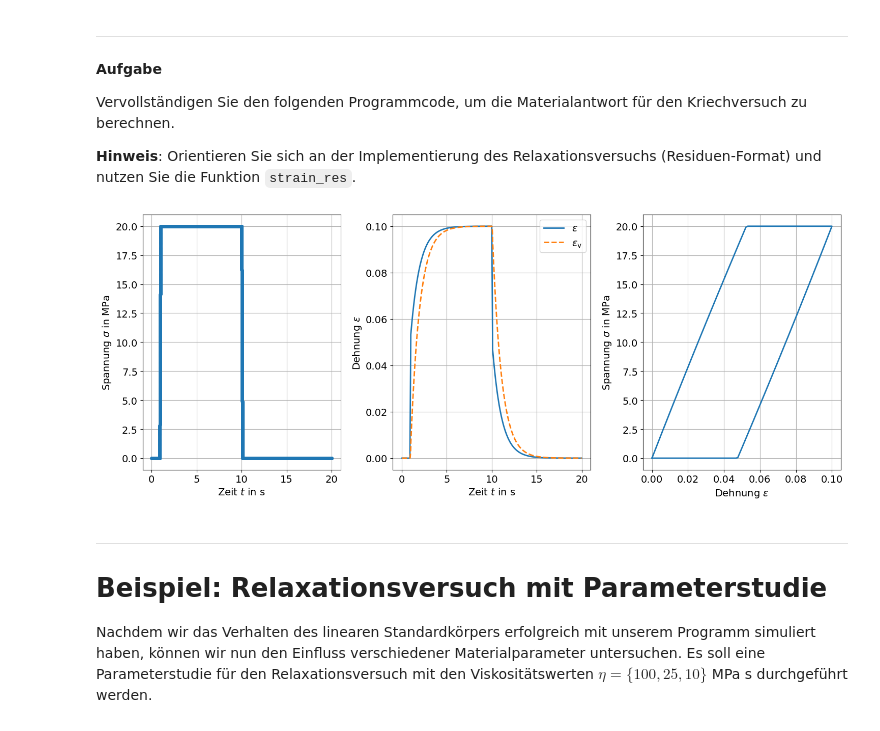
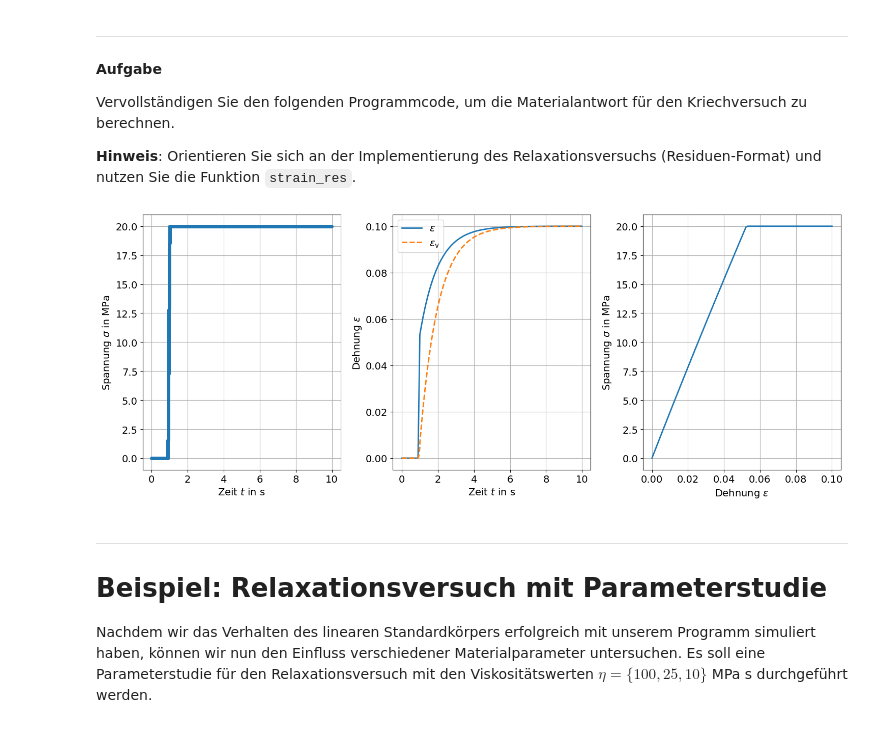
Before and after one commit to tmfrln/mechIV-programming, a Jupyter notebook: viscoelasticity/exercise_viscoelasticity_solution.ipynb, the cells around one changed output. Drawn from its saved outputs; the diff is of its cells as text; code cells hidden in the pictures.

```diff
--- a/viscoelasticity/exercise_viscoelasticity_solution.ipynb
+++ b/viscoelasticity/exercise_viscoelasticity_solution.ipynb
@@ -437,13 +437,11 @@ fct = 50
 t_1, dt_1, sig_1 = generate_load(0.0, 0.9,  0.0,  0.0,  1*fct,  False)
 t_2, dt_2, sig_2 = generate_load(0.9, 1.0,  0.0,  20.0, 5*fct,  False)
 t_3, dt_3, sig_3 = generate_load(1.0, 10.0, 20.0, 20.0, 10*fct, False)
-t_4, dt_4, sig_4 = generate_load(10.0, 10.1, 20.0, 0.0, 10*fct, False)
-t_5, dt_5, sig_5 = generate_load(10.1, 20.0, 0.0, 0.0,  10*fct, True)
 
 # Zusammenfügen der Arrays für die gesamte Belastung
-t = np.concatenate([t_1, t_2, t_3, t_4, t_5])
-dt = np.concatenate([dt_1, dt_2, dt_3, dt_4, dt_5])
-sig = np.concatenate([sig_1, sig_2, sig_3, sig_4, sig_5])
+t = np.concatenate([t_1, t_2, t_3])
+dt = np.concatenate([dt_1, dt_2, dt_3])
+sig = np.concatenate([sig_1, sig_2, sig_3])
 
 # Materialparameter des linearen Standardkörpers
 E = 200.0 # MPa
@@ -455,35 +453,35 @@ eps = np.zeros_like(sig)
 epsv = np.zeros_like(sig) # (zu Beginn ist epsv = 0)
 
 # Berechnung der Dehnung und viskosen Dehnung für jeden Zeitschritt
-for i in range(1,len(sig)):
+for i in range(1, len(sig)):
     # Berechnung der aktuellen Dehnung und viskosen Dehnung
     # unter Verwendung der Werte aus dem vorherigen Zeitschritt (i-1)
     eps[i], epsv[i] = strain_res(sig[i], epsv[i-1], dt[i], Einf, E, eta)
 
 # Plot 1: Zeitlicher Verlauf der Spannung
 plt.subplot(131)
 plt.plot(t, sig, '-', marker='o', markersize=4)
 plt.xlabel(r'Zeit $t$ in $\mathrm{s}$')
 plt.ylabel(r'Spannung $\sigma$ in $\mathrm{MPa}$')
 plt.tight_layout()
 
 # Plot 2: Zeitlicher Verlauf der Dehnung
 plt.subplot(132)
 plt.plot(t, eps, '-', label=r'$\varepsilon$')
 plt.plot(t, epsv, '--', label=r'$\varepsilon_\mathrm{v}$')
 plt.xlabel(r'Zeit $t$ in $\mathrm{s}$')
 plt.ylabel(r'Dehnung $\varepsilon$')
 plt.legend()
 plt.tight_layout()
 
 # Plot 3: Spannungs-Dehnungs-Diagramm
 plt.subplot(133)
 plt.plot(eps, sig, '-')
 plt.xlabel(r'Dehnung $\varepsilon$')
 plt.ylabel(r'Spannung $\sigma$ in $\mathrm{MPa}$')
 plt.tight_layout()
 # %% [output]
-[figure, old version]
+[figure, new version]
 # %% [markdown]
 ---
 # Beispiel: Relaxationsversuch mit Parameterstudie
```
Also changed, not shown: parts of 1 cell of this notebook, 1 other file.
